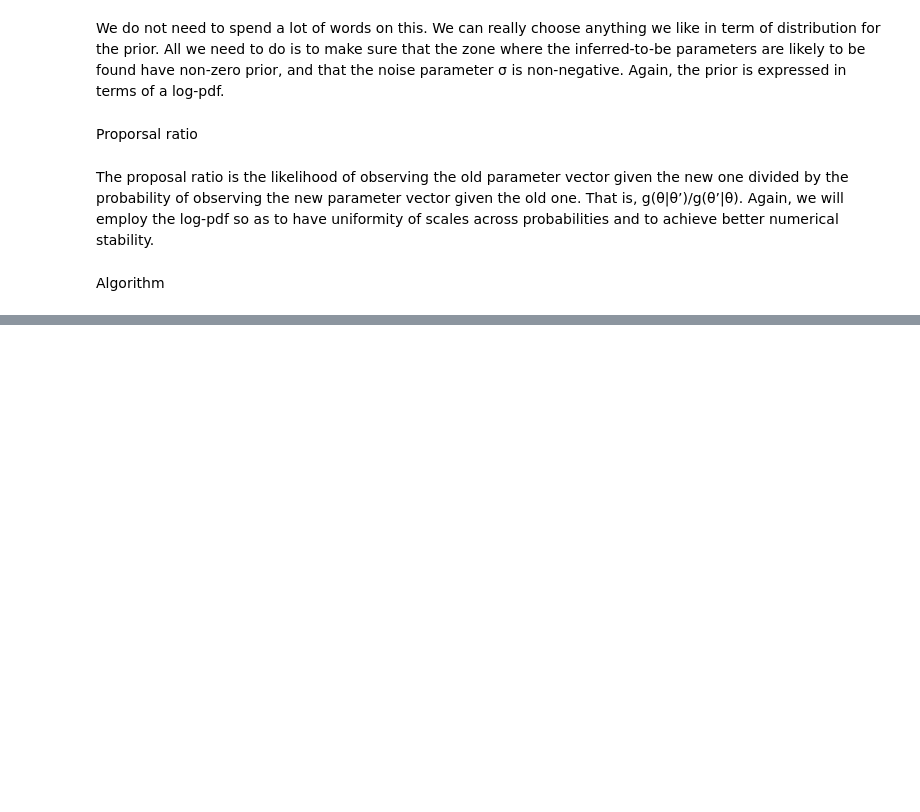
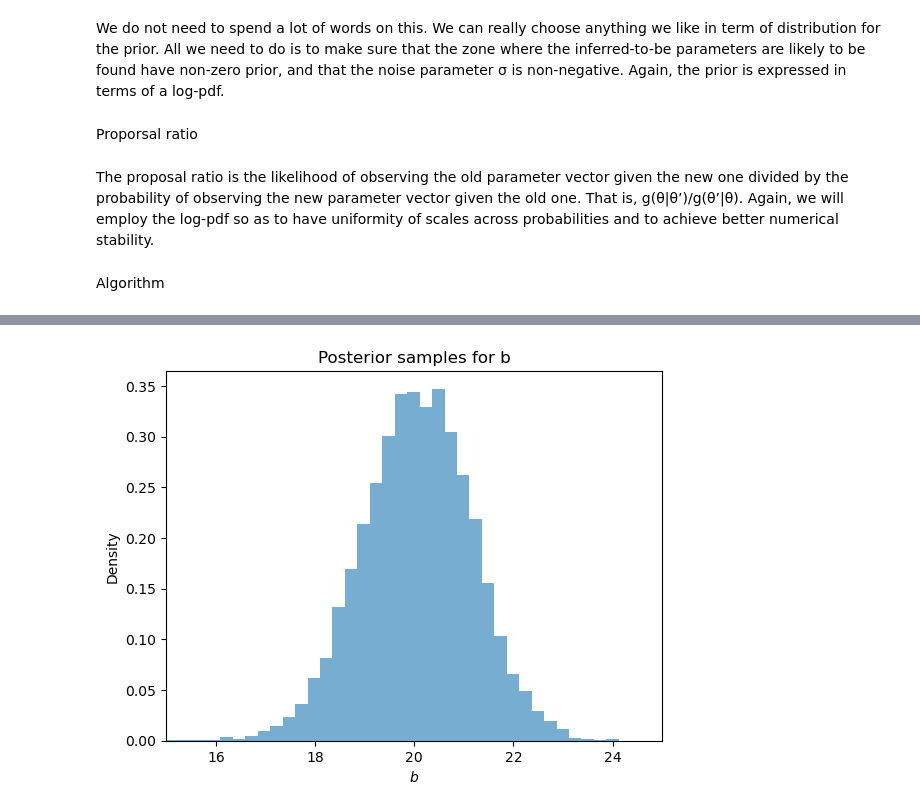
Before and after one commit to Gayara-Fernando/Bayes_computations, a Jupyter notebook: Bayesian_linear_regression.ipynb, the cells around one changed output, grey strips where cells are left out. Drawn from its saved outputs; the diff is of its cells as text; code cells hidden in the pictures; blank space fills up the shorter version.

```diff
--- a/Bayesian_linear_regression.ipynb
+++ b/Bayesian_linear_regression.ipynb
@@ -204,0 +219,10 @@ plt.show()
+# %%
+# Plotting the posterior distribution
+plt.hist(b, density=True ,bins = 100, alpha=0.6)
+plt.title('Posterior samples for b')
+plt.xlim(15, 25)
+plt.xlabel('$b$')
+plt.ylabel('Density')
+plt.show()
+# %% [output]
+[figure, added]
```
Also changed, not shown: parts of 7 cells of this notebook.
